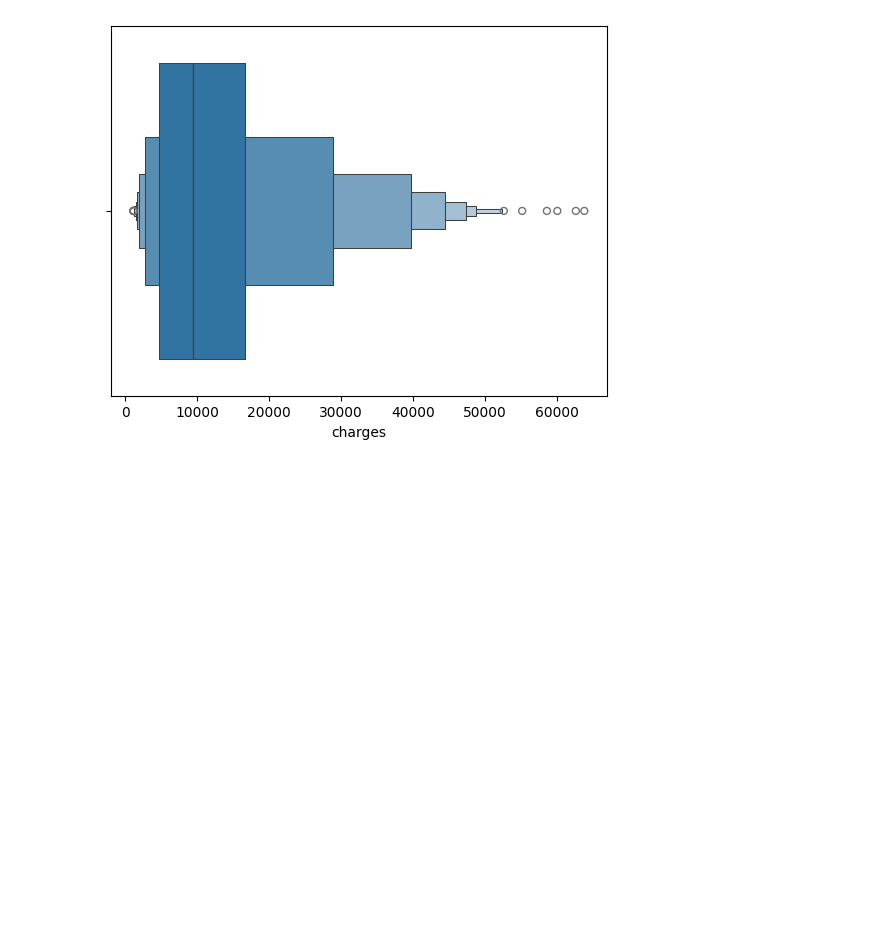
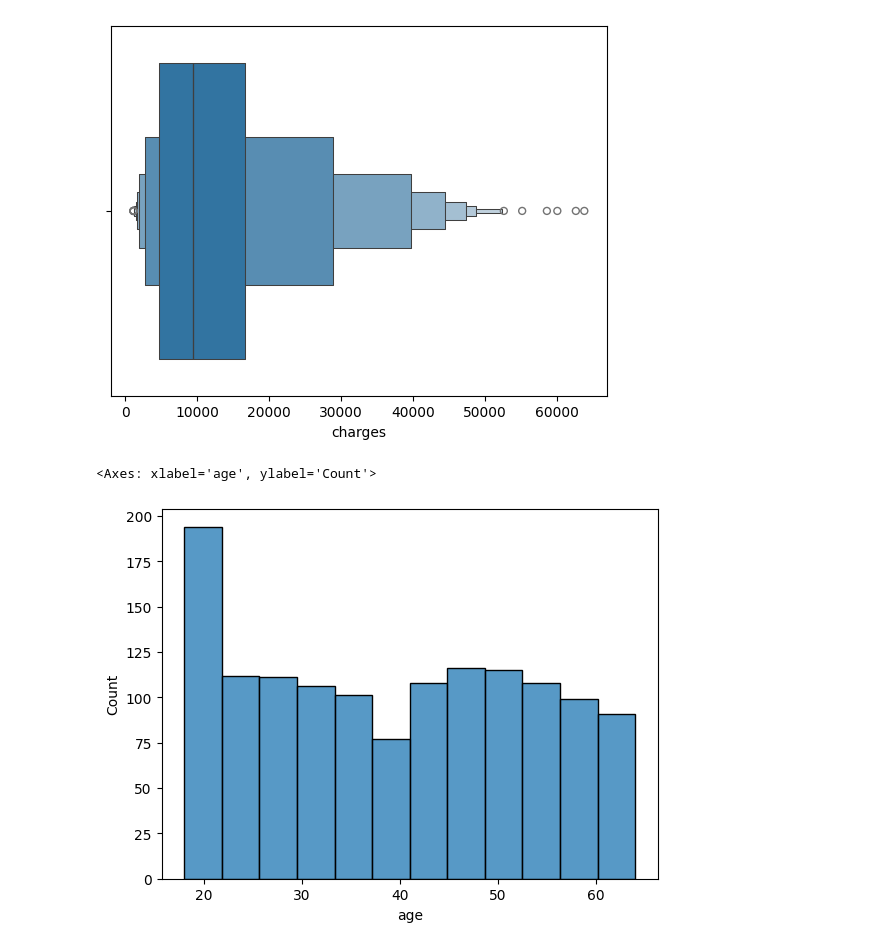
Before and after one commit to eek-dataguy/Regression-and-Forecasting-ML, a Jupyter notebook: practice/data-prep-and-eda.ipynb, the cells around one changed output. Cells and saved outputs as stored; diff of their text form; code cells hidden in the pictures; blank space fills up the shorter version.

```diff
--- a/practice/data-prep-and-eda.ipynb
+++ b/practice/data-prep-and-eda.ipynb
@@ -55,3 +55,8 @@ sns.boxenplot(x=insurance['charges'])
 # %% [output]
 <Axes: xlabel='charges'>
 [figure]
+# %%
+sns.histplot(x=insurance['age'])
+# %% [output]
+<Axes: xlabel='age', ylabel='Count'>
+[figure, added]
```
Also changed, not shown: parts of 4 cells of this notebook.
